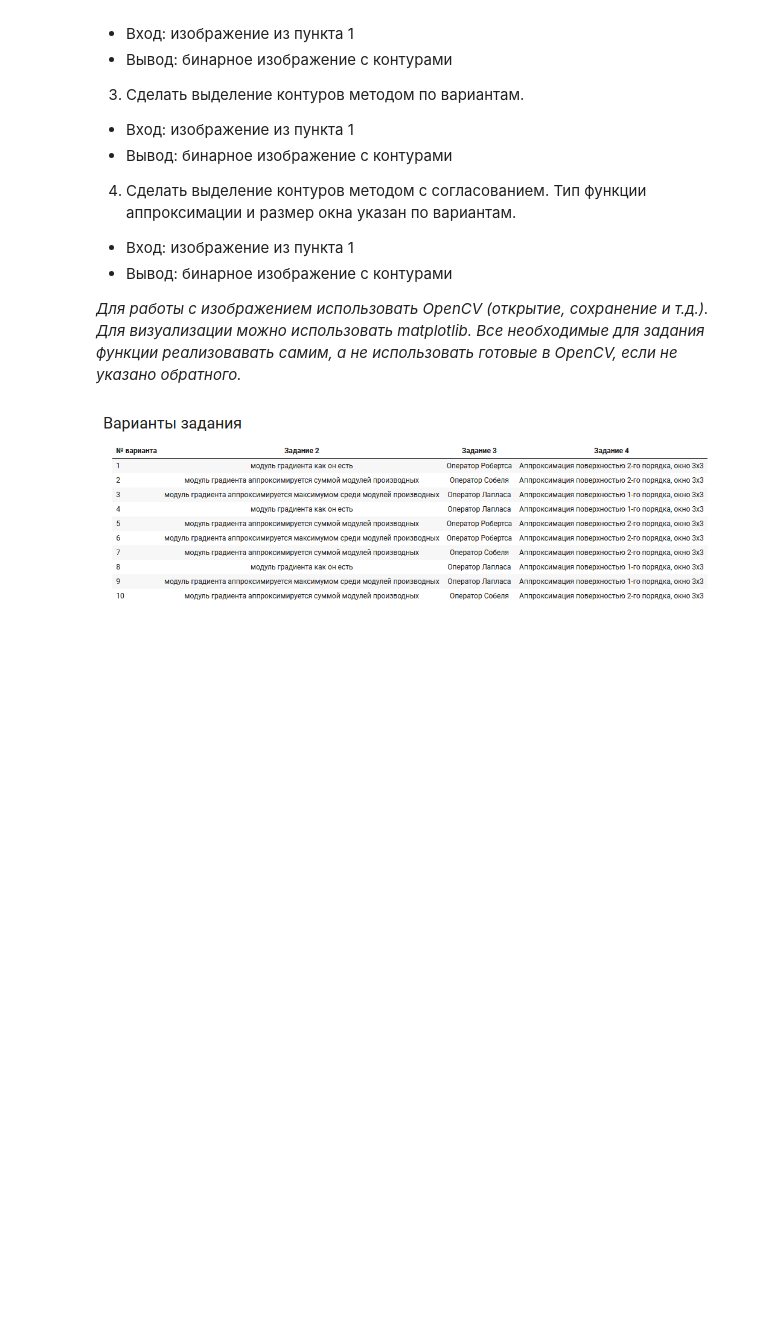
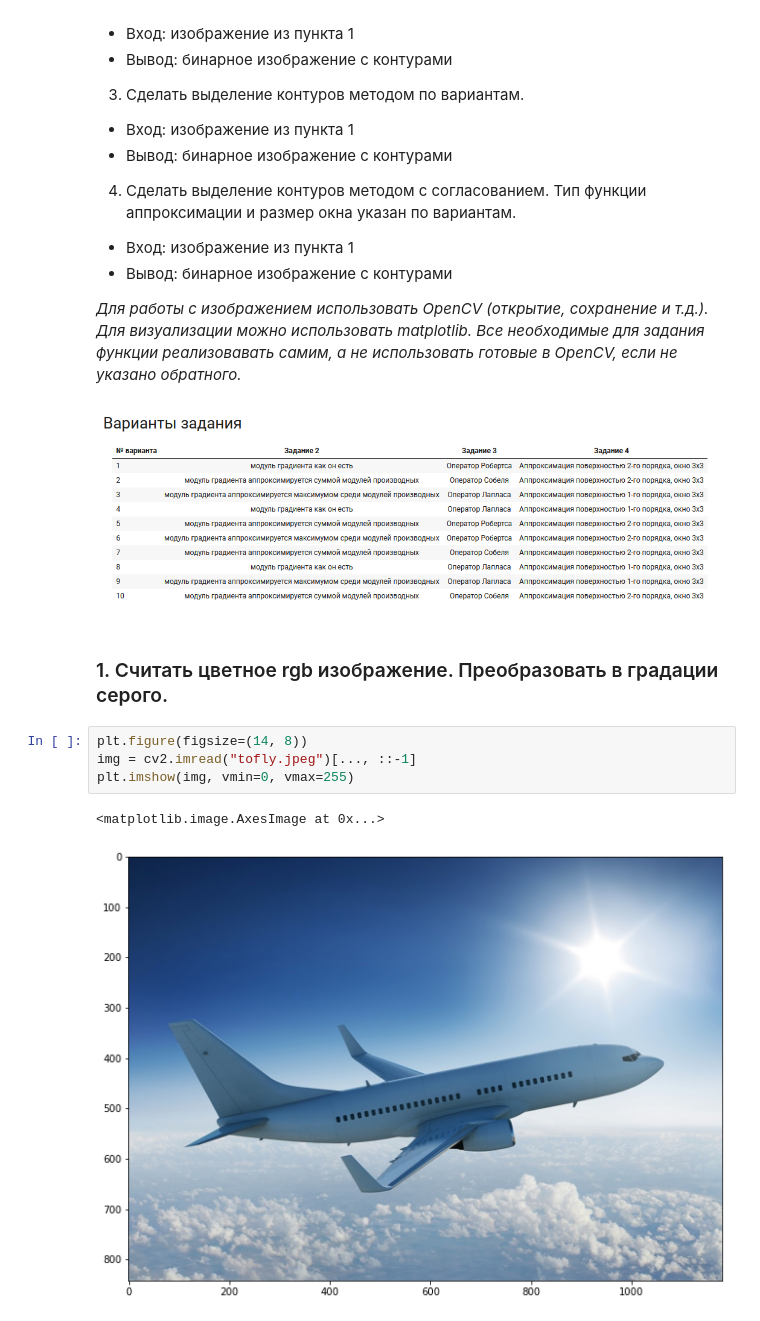
Before and after one commit to Dark-MonkGI/ImageProcessing_SAMARA_UNIVERSITY, a Jupyter notebook: 4. Highlighting contours/IP_6131-010402D_Griaznov_I_4.ipynb, the cells around one changed output. Drawn from its saved outputs; the diff is of its cells as text; blank space fills up the shorter version.

```diff
--- a/4. Highlighting contours/IP_6131-010402D_Griaznov_I_4.ipynb
+++ b/4. Highlighting contours/IP_6131-010402D_Griaznov_I_4.ipynb
@@ -25,3 +43,12 @@ Variant № 8
 *Для работы с изображением использовать OpenCV (открытие, сохранение и т.д.). Для визуализации можно использовать matplotlib. Все необходимые для задания функции реализовавать самим, а не использовать готовые в OpenCV, если не указано обратного.*
 # %% [markdown]
 ![%D0%B8%D0%B7%D0%BE%D0%B1%D1%80%D0%B0%D0%B6%D0%B5%D0%BD%D0%B8%D0%B5.png](attachment:%D0%B8%D0%B7%D0%BE%D0%B1%D1%80%D0%B0%D0%B6%D0%B5%D0%BD%D0%B8%D0%B5.png)
+# %% [markdown]
+### 1. Считать цветное rgb изображение. Преобразовать в градации серого.
+# %%
+plt.figure(figsize=(14, 8))
+img = cv2.imread("tofly.jpeg")[..., ::-1]
+plt.imshow(img, vmin=0, vmax=255)
+# %% [output]
+<matplotlib.image.AxesImage at 0x...>
+[figure, added]
```
Also changed, not shown: parts of 21 cells of this notebook, 1 other file.
